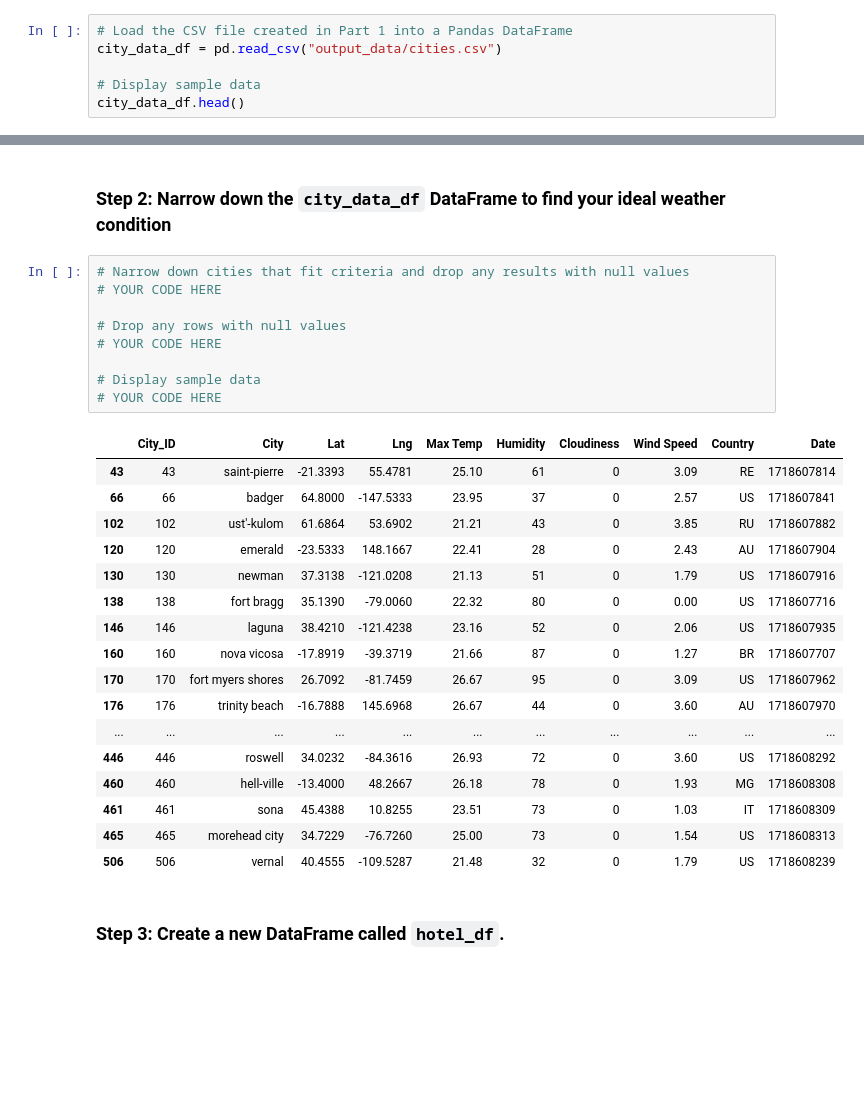
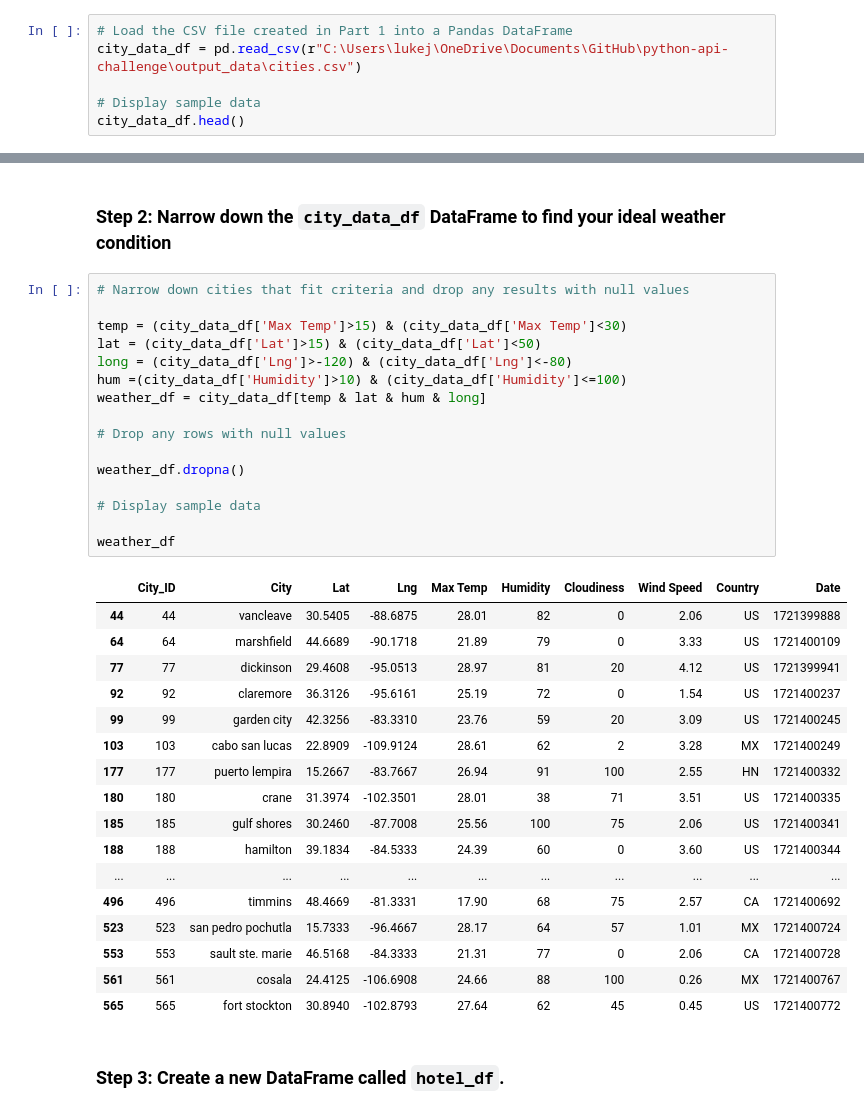
Before and after one commit to lukejjacobs/python-api-challenge, a Jupyter notebook: WeatherPy/VacationPy.ipynb, the cells around one changed output, grey strips where cells are left out. Saved outputs shown, nothing was run; the diff lists cells and outputs as text; blank space fills up the shorter version.

```diff
--- a/WeatherPy/VacationPy.ipynb
+++ b/WeatherPy/VacationPy.ipynb
@@ -17,7 +17,7 @@ from api_keys import geoapify_key
 [interactive output not drawn]
 # %%
 # Load the CSV file created in Part 1 into a Pandas DataFrame
-city_data_df = pd.read_csv("output_data/cities.csv")
+city_data_df = pd.read_csv(r"C:\Users\lukej\OneDrive\Documents\GitHub\python-api-challenge\output_data\cities.csv")
 
 # Display sample data
 city_data_df.head()
@@ -41,31 +46,38 @@ FileNotFoundError: [Errno 2] No such file or directory: 'output_data/cities.csv'
 ### Step 2: Narrow down the `city_data_df` DataFrame to find your ideal weather condition
 # %%
 # Narrow down cities that fit criteria and drop any results with null values
-# YOUR CODE HERE
+
+temp = (city_data_df['Max Temp']>15) & (city_data_df['Max Temp']<30)
+lat = (city_data_df['Lat']>15) & (city_data_df['Lat']<50)
+long = (city_data_df['Lng']>-120) & (city_data_df['Lng']<-80)
+hum =(city_data_df['Humidity']>10) & (city_data_df['Humidity']<=100)
+weather_df = city_data_df[temp & lat & hum & long]
 
 # Drop any rows with null values
-# YOUR CODE HERE
+
+weather_df.dropna()
 
 # Display sample data
-# YOUR CODE HERE
+
+weather_df
 # %% [output]
 |  | City_ID | City | Lat | Lng | Max Temp | Humidity | Cloudiness | Wind Speed | Country | Date |
-| 43 | 43 | saint-pierre | -21.3393 | 55.4781 | 25.10 | 61 | 0 | 3.09 | RE | 1718607814 |
-| 66 | 66 | badger | 64.8000 | -147.5333 | 23.95 | 37 | 0 | 2.57 | US | 1718607841 |
-| 102 | 102 | ust'-kulom | 61.6864 | 53.6902 | 21.21 | 43 | 0 | 3.85 | RU | 1718607882 |
-| 120 | 120 | emerald | -23.5333 | 148.1667 | 22.41 | 28 | 0 | 2.43 | AU | 1718607904 |
-| 130 | 130 | newman | 37.3138 | -121.0208 | 21.13 | 51 | 0 | 1.79 | US | 1718607916 |
-| 138 | 138 | fort bragg | 35.1390 | -79.0060 | 22.32 | 80 | 0 | 0.00 | US | 1718607716 |
-| 146 | 146 | laguna | 38.4210 | -121.4238 | 23.16 | 52 | 0 | 2.06 | US | 1718607935 |
-| 160 | 160 | nova vicosa | -17.8919 | -39.3719 | 21.66 | 87 | 0 | 1.27 | BR | 1718607707 |
-| 170 | 170 | fort myers shores | 26.7092 | -81.7459 | 26.67 | 95 | 0 | 3.09 | US | 1718607962 |
-| 176 | 176 | trinity beach | -16.7888 | 145.6968 | 26.67 | 44 | 0 | 3.60 | AU | 1718607970 |
+| 44 | 44 | vancleave | 30.5405 | -88.6875 | 28.01 | 82 | 0 | 2.06 | US | 1721399888 |
+| 64 | 64 | marshfield | 44.6689 | -90.1718 | 21.89 | 79 | 0 | 3.33 | US | 1721400109 |
+| 77 | 77 | dickinson | 29.4608 | -95.0513 | 28.97 | 81 | 20 | 4.12 | US | 1721399941 |
+| 92 | 92 | claremore | 36.3126 | -95.6161 | 25.19 | 72 | 0 | 1.54 | US | 1721400237 |
+| 99 | 99 | garden city | 42.3256 | -83.3310 | 23.76 | 59 | 20 | 3.09 | US | 1721400245 |
+| 103 | 103 | cabo san lucas | 22.8909 | -109.9124 | 28.61 | 62 | 2 | 3.28 | MX | 1721400249 |
+| 177 | 177 | puerto lempira | 15.2667 | -83.7667 | 26.94 | 91 | 100 | 2.55 | HN | 1721400332 |
+| 180 | 180 | crane | 31.3974 | -102.3501 | 28.01 | 38 | 71 | 3.51 | US | 1721400335 |
+| 185 | 185 | gulf shores | 30.2460 | -87.7008 | 25.56 | 100 | 75 | 2.06 | US | 1721400341 |
+| 188 | 188 | hamilton | 39.1834 | -84.5333 | 24.39 | 60 | 0 | 3.60 | US | 1721400344 |
 | ... | ... | ... | ... | ... | ... | ... | ... | ... | ... | ... |
-| 446 | 446 | roswell | 34.0232 | -84.3616 | 26.93 | 72 | 0 | 3.60 | US | 1718608292 |
-| 460 | 460 | hell-ville | -13.4000 | 48.2667 | 26.18 | 78 | 0 | 1.93 | MG | 1718608308 |
-| 461 | 461 | sona | 45.4388 | 10.8255 | 23.51 | 73 | 0 | 1.03 | IT | 1718608309 |
-| 465 | 465 | morehead city | 34.7229 | -76.7260 | 25.00 | 73 | 0 | 1.54 | US | 1718608313 |
-| 506 | 506 | vernal | 40.4555 | -109.5287 | 21.48 | 32 | 0 | 1.79 | US | 1718608239 |
+| 496 | 496 | timmins | 48.4669 | -81.3331 | 17.90 | 68 | 75 | 2.57 | CA | 1721400692 |
+| 523 | 523 | san pedro pochutla | 15.7333 | -96.4667 | 28.17 | 64 | 57 | 1.01 | MX | 1721400724 |
+| 553 | 553 | sault ste. marie | 46.5168 | -84.3333 | 21.31 | 77 | 0 | 2.06 | CA | 1721400728 |
+| 561 | 561 | cosala | 24.4125 | -106.6908 | 24.66 | 88 | 100 | 0.26 | MX | 1721400767 |
+| 565 | 565 | fort stockton | 30.8940 | -102.8793 | 27.64 | 62 | 45 | 0.45 | US | 1721400772 |
 # %% [markdown]
 ### Step 3: Create a new DataFrame called `hotel_df`.
 # %%
```
Also changed, not shown: parts of 7 cells of this notebook, 5 other files.
